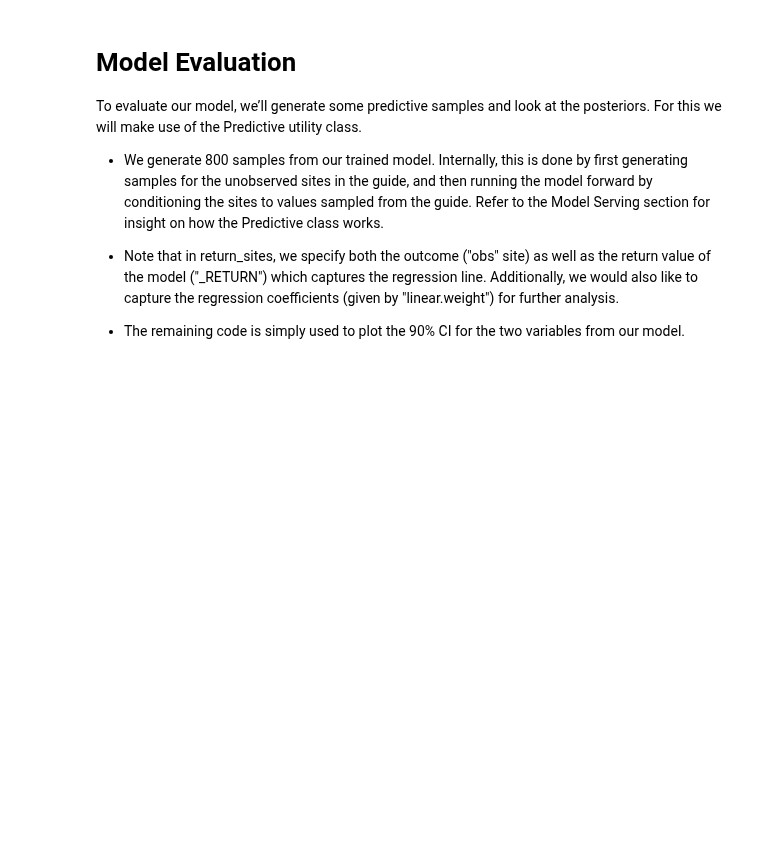
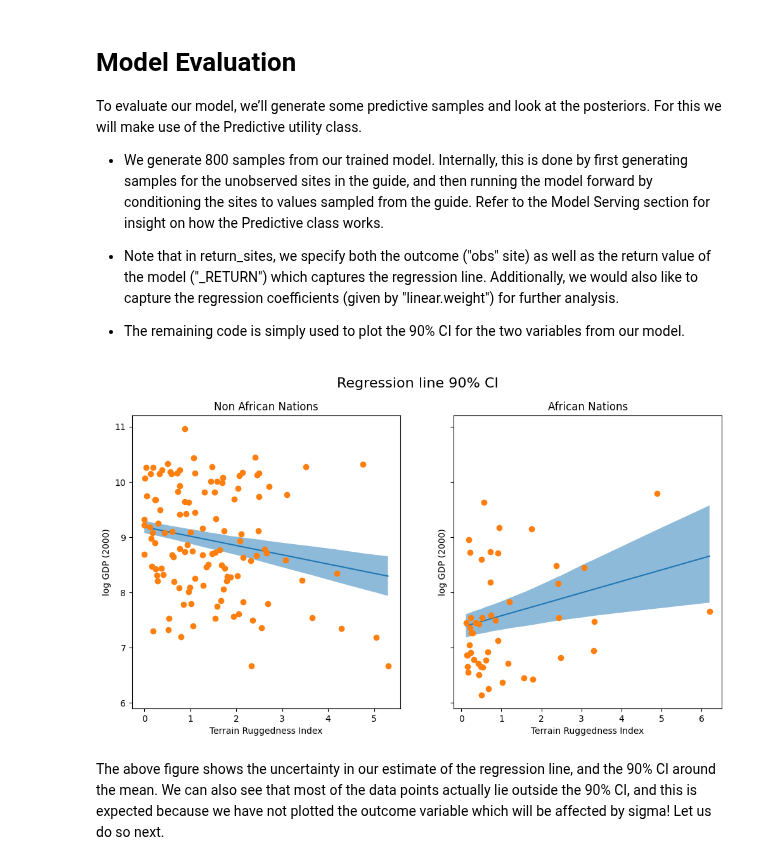
Before and after one commit to sinatayebati/deep-probabilistic-modeling, a Jupyter notebook: practical-pyro-pytorch/bayesian-regression.ipynb, the cells around one changed output. Cells and saved outputs as stored; diff of their text form; code cells hidden in the pictures; blank space fills up the shorter version.

Commit message:
bayesian regression update committed

```diff
--- a/practical-pyro-pytorch/bayesian-regression.ipynb
+++ b/practical-pyro-pytorch/bayesian-regression.ipynb
@@ -314,3 +314,40 @@ predictions = pd.DataFrame({
     "y_perc_95": y["95%"],
     "true_gdp": y_data,
 })
+# %%
+fig, ax = plt.subplots(nrows=1, ncols=2, figsize=(12, 6), sharey=True)
+african_nations = predictions[predictions["cont_africa"] == 1]
+non_african_nations = predictions[predictions["cont_africa"] == 0]
+african_nations = african_nations.sort_values(by=["rugged"])
+non_african_nations = non_african_nations.sort_values(by=["rugged"])
+fig.suptitle("Regression line 90% CI", fontsize=16)
+
+ax[0].plot(non_african_nations["rugged"],
+           non_african_nations["mu_mean"])
+ax[0].fill_between(non_african_nations["rugged"],
+                   non_african_nations["mu_perc_5"],
+                   non_african_nations["mu_perc_95"],
+                   alpha=0.5)
+ax[0].plot(non_african_nations["rugged"],
+           non_african_nations["true_gdp"],
+           "o")
+ax[0].set(xlabel="Terrain Ruggedness Index",
+          ylabel="log GDP (2000)",
+          title="Non African Nations")
+idx = np.argsort(african_nations["rugged"])
+ax[1].plot(african_nations["rugged"],
+           african_nations["mu_mean"])
+ax[1].fill_between(african_nations["rugged"],
+                   african_nations["mu_perc_5"],
+                   african_nations["mu_perc_95"],
+                   alpha=0.5)
+ax[1].plot(african_nations["rugged"],
+           african_nations["true_gdp"],
+           "o")
+ax[1].set(xlabel="Terrain Ruggedness Index",
+          ylabel="log GDP (2000)",
+          title="African Nations");
+# %% [output]
+[figure, added]
+# %% [markdown]
+The above figure shows the uncertainty in our estimate of the regression line, and the 90% CI around the mean. We can also see that most of the data points actually lie outside the 90% CI, and this is expected because we have not plotted the outcome variable which will be affected by sigma! Let us do so next.
```
